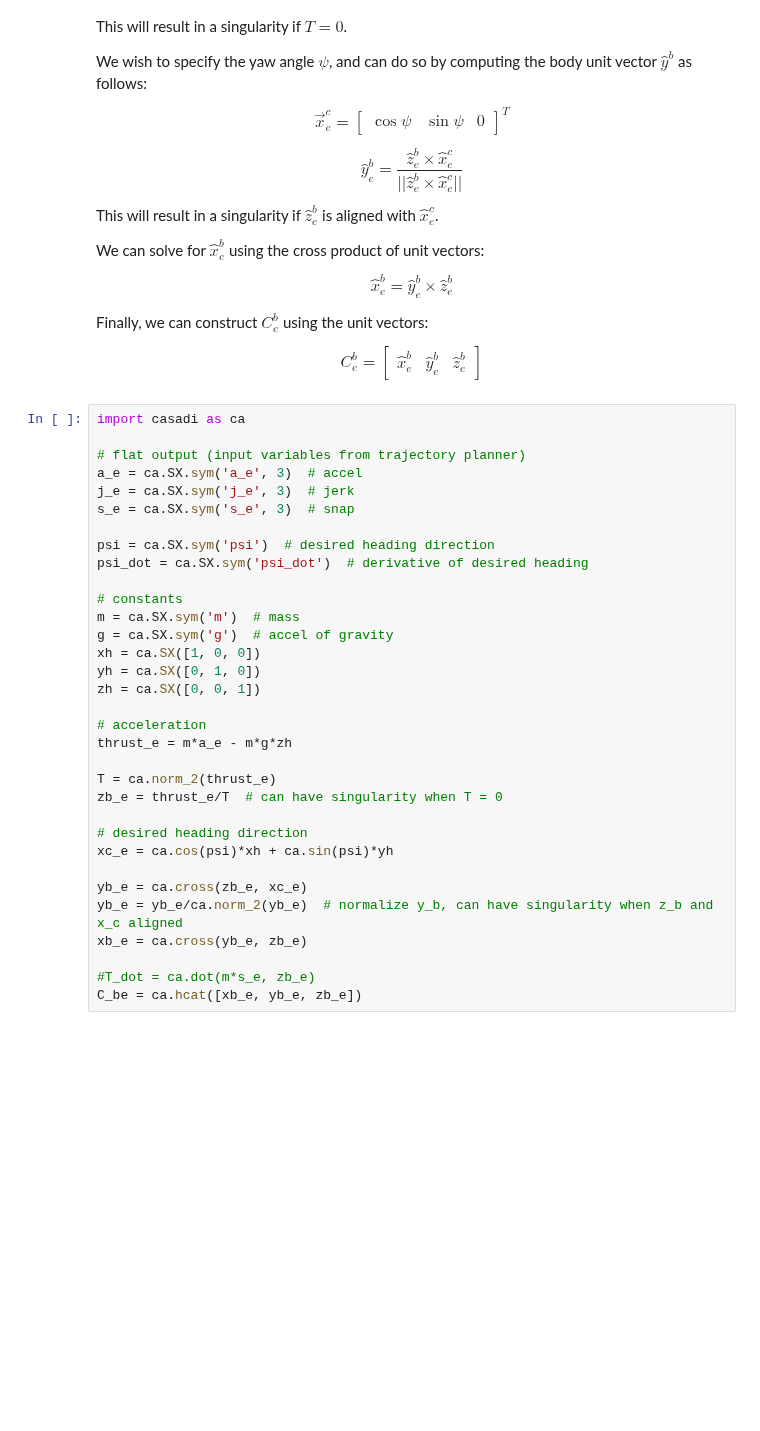
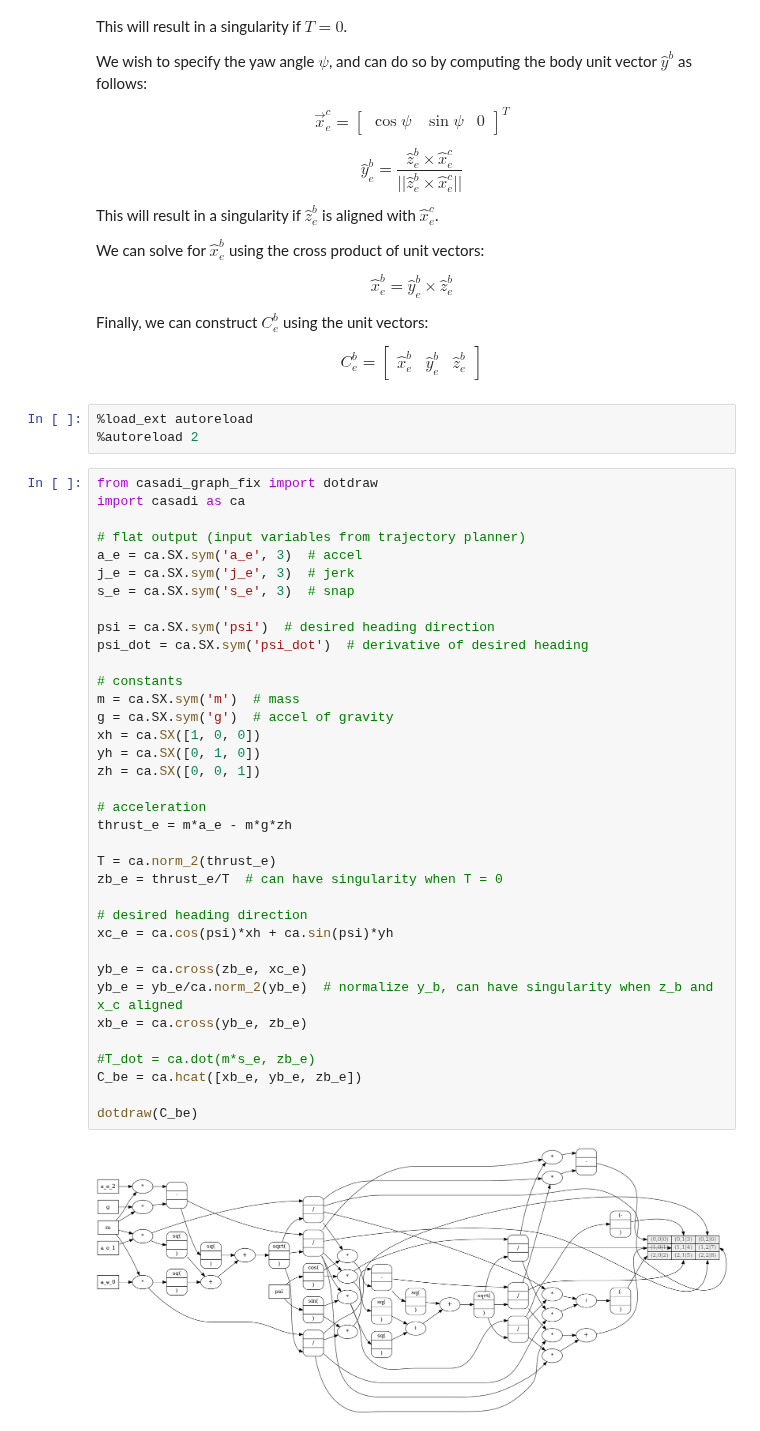
Before and after one commit to CogniPilot/cerebri, a Jupyter notebook: notebooks/MultirotorRefTraj.ipynb, the cells around one changed output. Saved outputs shown, nothing was run; the diff lists cells and outputs as text; blank space fills up the shorter version.

Commit message:
Add casadi graphs.
Signed-off-by: James Goppert <james.goppert@gmail.com>

```diff
--- a/notebooks/MultirotorRefTraj.ipynb
+++ b/notebooks/MultirotorRefTraj.ipynb
@@ -86,38 +86,46 @@ $$\hat{x}^b_e = \hat{y}^b_e \times \hat{z}^b_e$$
 Finally, we can construct $C^b_e$ using the unit vectors:
 
 $$C^b_e = \begin{bmatrix} \hat{x}^b_e & \hat{y}^b_e & \hat{z}^b_e \end{bmatrix}$$
+# %%
+%load_ext autoreload
+%autoreload 2
 # %%
+from casadi_graph_fix import dotdraw
 import casadi as ca
 
 # flat output (input variables from trajectory planner)
 a_e = ca.SX.sym('a_e', 3)  # accel
 j_e = ca.SX.sym('j_e', 3)  # jerk
 s_e = ca.SX.sym('s_e', 3)  # snap
 
 psi = ca.SX.sym('psi')  # desired heading direction
 psi_dot = ca.SX.sym('psi_dot')  # derivative of desired heading
 
 # constants
 m = ca.SX.sym('m')  # mass
 g = ca.SX.sym('g')  # accel of gravity
 xh = ca.SX([1, 0, 0])
 yh = ca.SX([0, 1, 0])
 zh = ca.SX([0, 0, 1])
 
 # acceleration
 thrust_e = m*a_e - m*g*zh
 
 T = ca.norm_2(thrust_e)
 zb_e = thrust_e/T  # can have singularity when T = 0
 
 # desired heading direction
 xc_e = ca.cos(psi)*xh + ca.sin(psi)*yh
 
 yb_e = ca.cross(zb_e, xc_e)
 yb_e = yb_e/ca.norm_2(yb_e)  # normalize y_b, can have singularity when z_b and x_c aligned
 xb_e = ca.cross(yb_e, zb_e)
 
 #T_dot = ca.dot(m*s_e, zb_e)
 C_be = ca.hcat([xb_e, yb_e, zb_e])
+
+dotdraw(C_be)
+# %% [output]
+[figure, added]
 # %% [markdown]
 ## Solve for $\vec{\omega}^{eb}_b$
```
Also changed, not shown: parts of 11 cells of this notebook, 3 other files.
